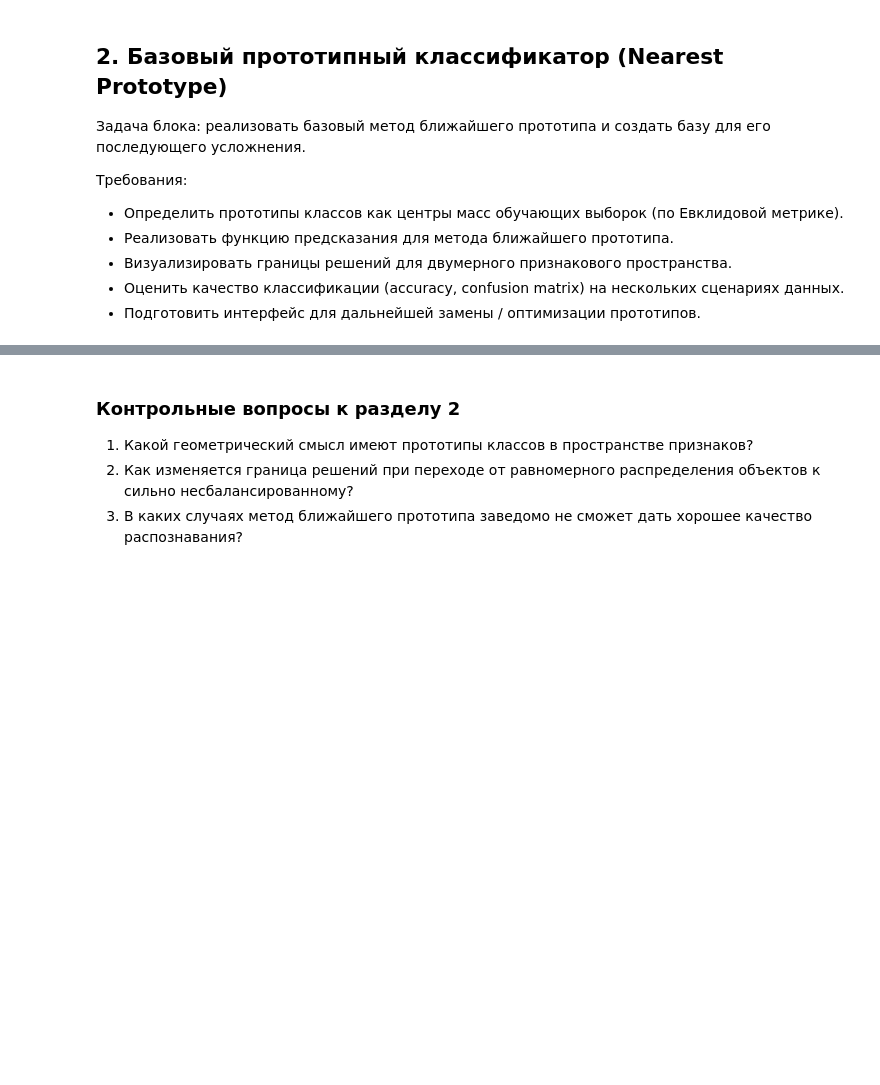
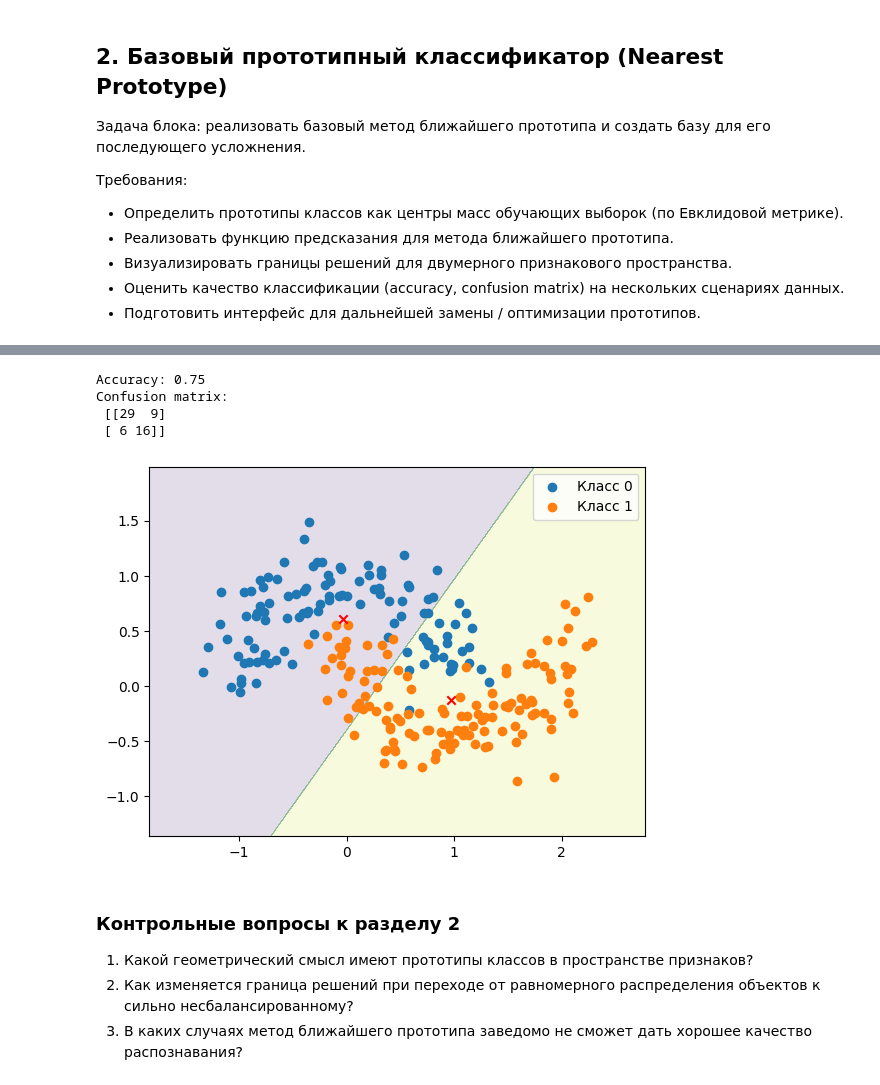
Before and after one commit to QS1lE/ml_image.recognition, a Jupyter notebook: practice2.ipynb, the cells around one changed output, grey strips where cells are left out. Drawn from its saved outputs; the diff is of its cells as text; code cells hidden in the pictures; blank space fills up the shorter version.

```diff
--- a/practice2.ipynb
+++ b/practice2.ipynb
@@ -105,3 +232,75 @@ def plot_decision_regions_prototype(X, y, clf, title="Nearest Prototype"):
+# %%
+# TODO: реализация базового метода ближайшего прототипа
+from sklearn.metrics import accuracy_score, confusion_matrix
+
+def euclid(x, y):
+    return np.sqrt(np.sum(np.square(x-y), axis=1))
+
+class NearestPrototypeClassifier:
+    def __init__(self, metric="euclidean"):
+        self.metric = metric
+        self.prototypes_ = None
+        self.classes_ = None
+
+    def fit(self, X, y):
+        self.classes_ = np.unique(y)
+        self.prototypes_ = []
+        for cl in self.classes_:
+            X_class = X[y == cl]
+            self.prototypes_.append(np.mean(X_class, axis=0))
+        self.prototypes_ = np.array(self.prototypes_)
+
+    def predict(self, X):
+        dist_mas = []
+        for i, cl in enumerate(self.classes_):
+            dist_mas.append(euclid(X, [self.prototypes_[i]]* len(X)))
+        dist_mas = np.array(dist_mas).T
+        return np.argmin(dist_mas, axis=1)
+
+
+def plot_decision_regions_prototype(X, y, clf, title="Nearest Prototype", ax=None, label=""):
+    min_grid = (np.min(X[:,0])-0.5, np.min(X[:,1])-0.5)
+    max_grid = (np.max(X[:,0])+0.5, np.max(X[:,1])+0.5)
+    x_coords = np.arange(min_grid[0], max_grid[0], np.abs(max_grid[0] - min_grid[0])/1000 )
+    y_coords = np.arange(min_grid[1], max_grid[1], np.abs(max_grid[1] - min_grid[1])/1000 )
+    xv, yv = np.meshgrid(x_coords, y_coords)
+    dots = np.c_[xv.ravel(), yv.ravel()]
+    res = clf.predict(dots).reshape(xv.shape)
+
+    y_unique = np.unique(y)
+
+    if ax:
+        ax.set_title(str(label))
+        ax.contourf(xv, yv, res, alpha=.15)
+        for y_u in y_unique:
+            ax.scatter(X[y==y_u, 0], X[y==y_u, 1], label=f"Класс {y_u}")
+        ax.legend()
+        ax.scatter(clf.prototypes_[:, 0], clf.prototypes_[:, 1], color="red", marker="x")
+    else:
+        plt.contourf(xv, yv, res, alpha=.15)
+        for y_u in y_unique:
+            plt.scatter(X[y==y_u, 0], X[y==y_u, 1], label=f"Класс {y_u}")
+        plt.legend()
+        plt.scatter(clf.prototypes_[:, 0], clf.prototypes_[:, 1], color="red", marker="x")
+
+
+
+# Пример использования (после реализации):
+clf_np = NearestPrototypeClassifier()
+clf_np.fit(X_train, y_train)
+
+
+# plt.show()
+y_pred = clf_np.predict(X_test)
+print("Accuracy:", accuracy_score(y_test, y_pred))
+print("Confusion matrix:\n", confusion_matrix(y_test, y_pred))
+plot_decision_regions_prototype(X_train, y_train,  clf_np)
+# %% [output]
+Accuracy: 0.75
+Confusion matrix:
+ [[29  9]
+ [ 6 16]]
+[figure, added]
 # %% [markdown]
 ### Контрольные вопросы к разделу 2
 1. Какой геометрический смысл имеют прототипы классов в пространстве признаков?
```
Also changed, not shown: parts of 4 cells of this notebook.
